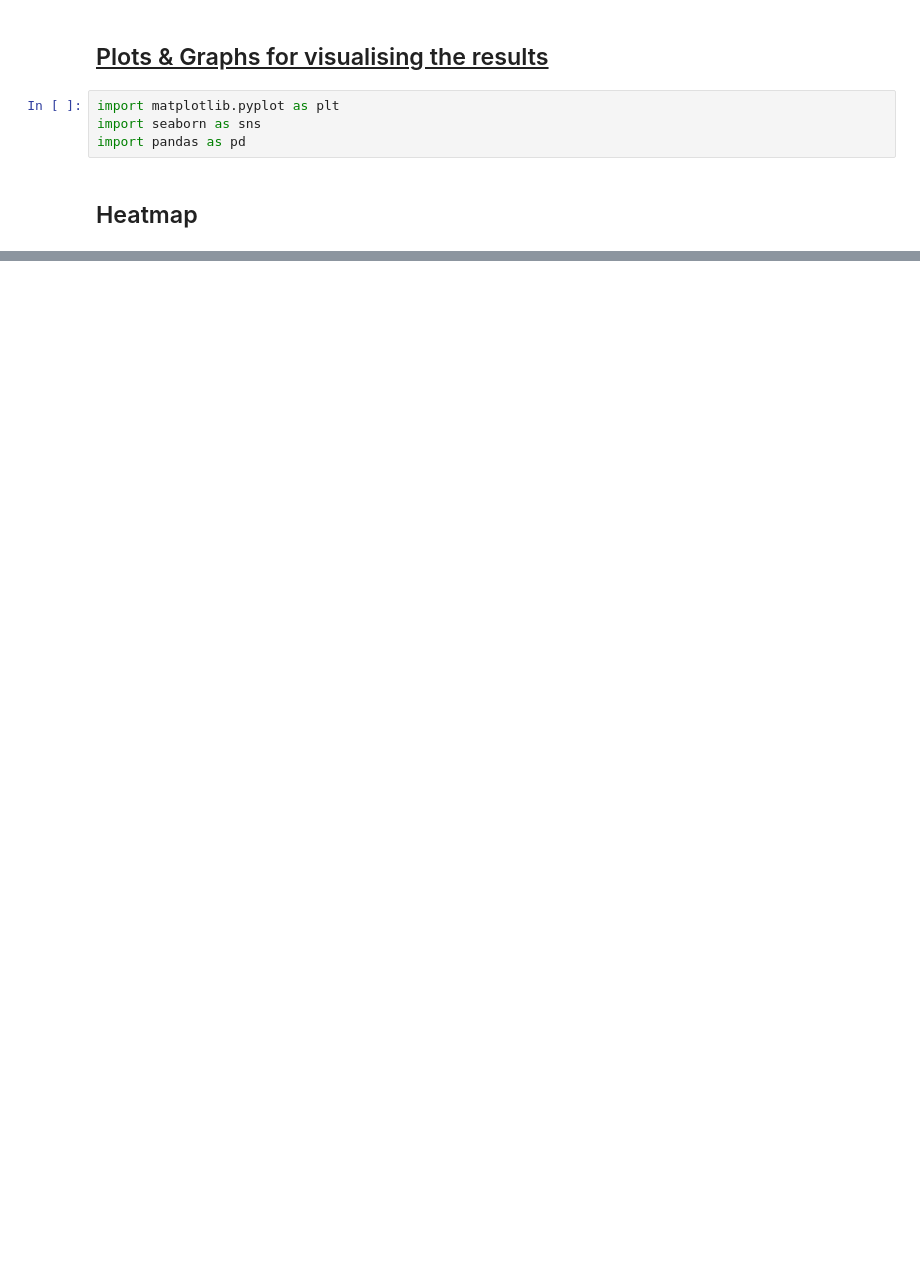
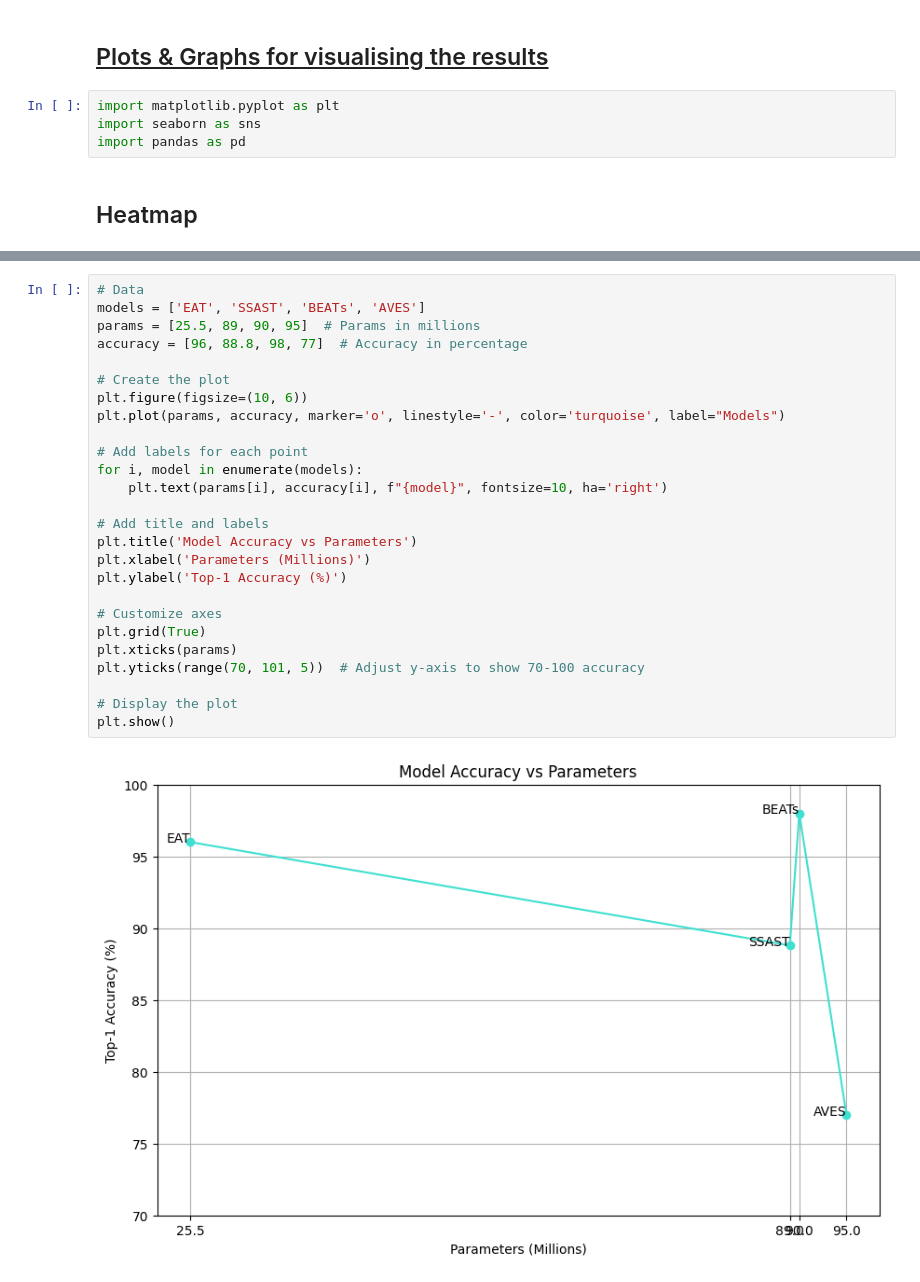
Before and after one commit to DBD-research-group/BirdSet, a Jupyter notebook: results/plots.ipynb, the cells around one changed output, grey strips where cells are left out. Cells and saved outputs as stored; diff of their text form; blank space fills up the shorter version.

```diff
--- a/results/plots.ipynb
+++ b/results/plots.ipynb
@@ -24,0 +32,28 @@ plt.show()
+# %%
+# Data
+models = ['EAT', 'SSAST', 'BEATs', 'AVES']
+params = [25.5, 89, 90, 95]  # Params in millions
+accuracy = [96, 88.8, 98, 77]  # Accuracy in percentage
+
+# Create the plot
+plt.figure(figsize=(10, 6))
+plt.plot(params, accuracy, marker='o', linestyle='-', color='turquoise', label="Models")
+
+# Add labels for each point
+for i, model in enumerate(models):
+    plt.text(params[i], accuracy[i], f"{model}", fontsize=10, ha='right')
+
+# Add title and labels
+plt.title('Model Accuracy vs Parameters')
+plt.xlabel('Parameters (Millions)')
+plt.ylabel('Top-1 Accuracy (%)')
+
+# Customize axes
+plt.grid(True)
+plt.xticks(params)
+plt.yticks(range(70, 101, 5))  # Adjust y-axis to show 70-100 accuracy
+
+# Display the plot
+plt.show()
+# %% [output]
+[figure, added]
```
Also changed, not shown: parts of 2 cells of this notebook, 1 other file.
